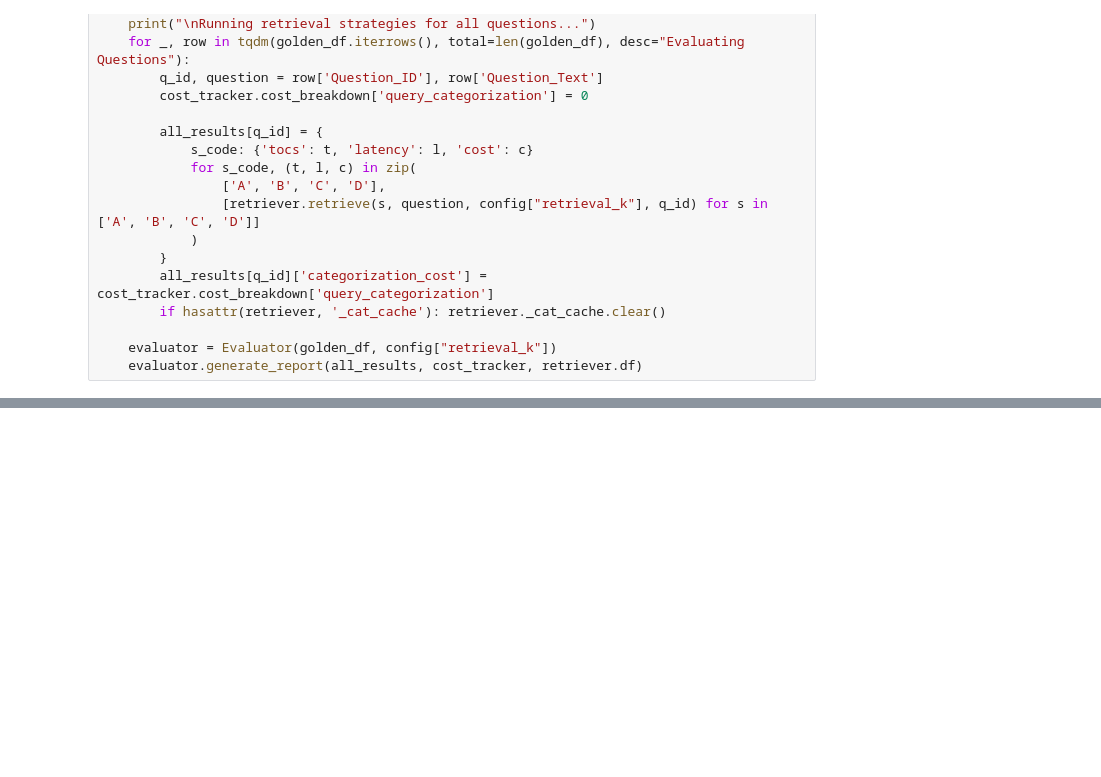
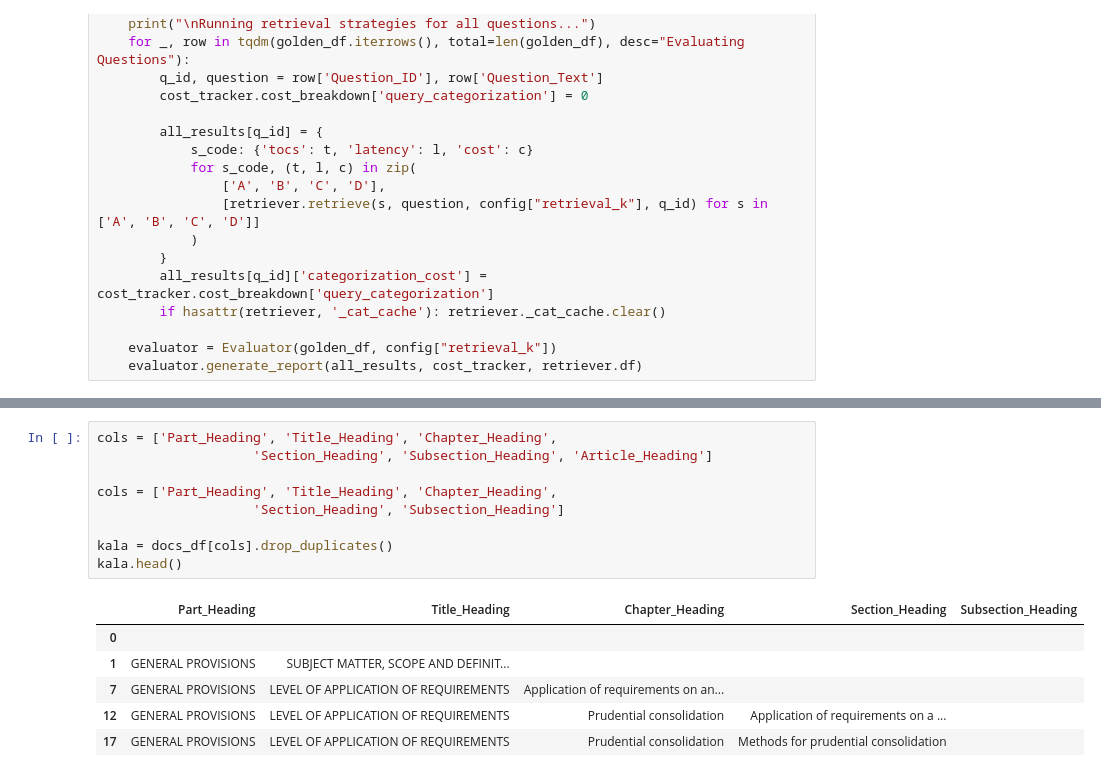
Before and after one commit to at621/crr_pipeline, a Jupyter notebook: test_rag.ipynb, the cells around one changed output, grey strips where cells are left out. Drawn from its saved outputs; the diff is of its cells as text; blank space fills up the shorter version.

```diff
--- a/test_rag.ipynb
+++ b/test_rag.ipynb
@@ -592,0 +606,16 @@ if __name__ == "__main__":
+# %%
+cols = ['Part_Heading', 'Title_Heading', 'Chapter_Heading',
+                    'Section_Heading', 'Subsection_Heading', 'Article_Heading']
+
+cols = ['Part_Heading', 'Title_Heading', 'Chapter_Heading',
+                    'Section_Heading', 'Subsection_Heading']
+
+kala = docs_df[cols].drop_duplicates()
+kala.head()
+# %% [output]
+|  | Part_Heading | Title_Heading | Chapter_Heading | Section_Heading | Subsection_Heading |
+| 0 |  |  |  |  |  |
+| 1 | GENERAL PROVISIONS | SUBJECT MATTER, SCOPE AND DEFINIT... |  |  |  |
+| 7 | GENERAL PROVISIONS | LEVEL OF APPLICATION OF REQUIREMENTS | Application of requirements on an... |  |  |
+| 12 | GENERAL PROVISIONS | LEVEL OF APPLICATION OF REQUIREMENTS | Prudential consolidation | Application of requirements on a ... |  |
+| 17 | GENERAL PROVISIONS | LEVEL OF APPLICATION OF REQUIREMENTS | Prudential consolidation | Methods for prudential consolidation |  |
```
Also changed, not shown: parts of 8 cells of this notebook, 5 other files.
